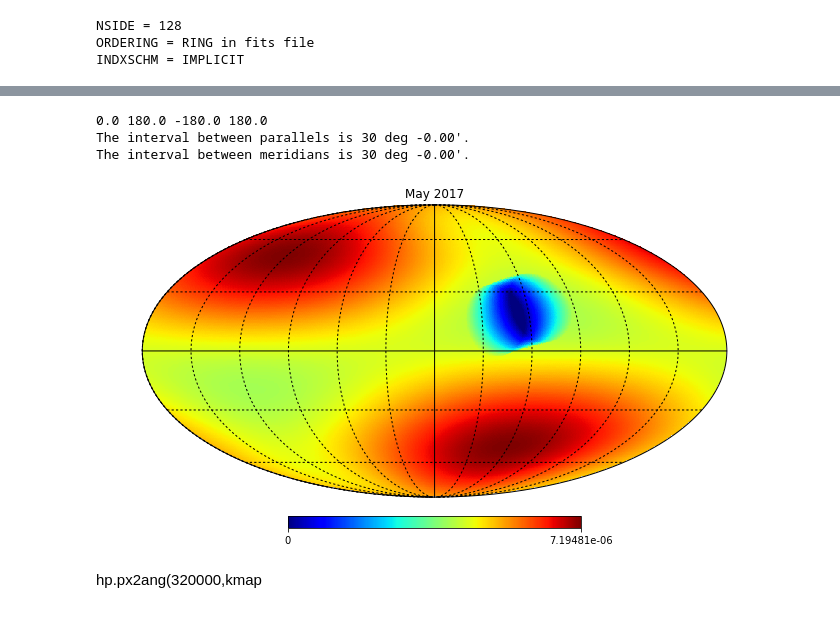
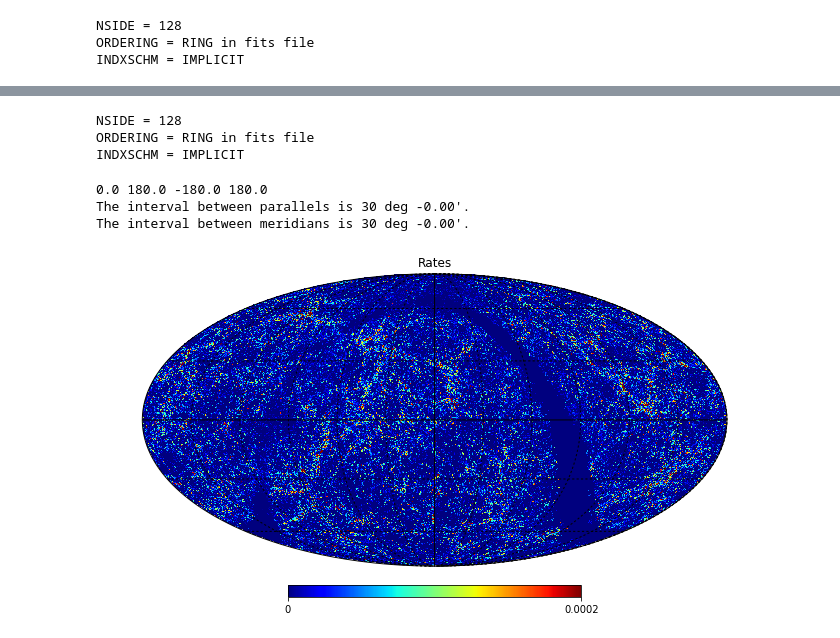
Before and after one commit to kperezsa/BNS-MergerRates, a Jupyter notebook: LIGO probability maps.ipynb, the cells around one changed output, grey strips where cells are left out. Saved outputs shown, nothing was run; the diff lists cells and outputs as text; code cells hidden in the pictures.

Commit message:
montly rotated maps observed rate

```diff
--- a/LIGO probability maps.ipynb
+++ b/LIGO probability maps.ipynb
@@ -76,9 +57,0 @@ def rotateMap(angle):
-# %%
-fontsize=15
-sumMap=chenMap*pOperation[0]
-for i in range(1,24):
-    sumMap=sumMap+rotateMap(i)
-dayMap=sumMap/24
-hp.mollview(dayMap, title="LIGO antenna pattern swept over celestial sphere for typical diurnal cycle",flip='geo',cmap=cool_cmap,norm='hist')
-plt.rcParams.update({'font.size':fontsize})
-hp.graticule()
@@ -98,10 +94,14 @@ INDXSCHM = IMPLICIT
+# %%
+rateMap=hp.read_map("rateMapK128.fits")
+# %% [output]
+NSIDE = 128
+ORDERING = RING in fits file
+INDXSCHM = IMPLICIT
 # %%
-kmap=hp.mollview(rotatedMap1, title="May 2017",flip='geo',cmap=cool_cmap,return_projected_map=True)
+hp.mollview(rateMap, title="Rates",max=0.0002,cmap=cool_cmap,return_projected_map=True)
 hp.graticule()
 # %% [output]
 0.0 180.0 -180.0 180.0
 The interval between parallels is 30 deg -0.00'.
 The interval between meridians is 30 deg -0.00'.
-[figure, old version]
+[figure, new version]
-# %% [markdown]
-hp.px2ang(320000,kmap
```
Also changed, not shown: parts of 26 cells of this notebook.
